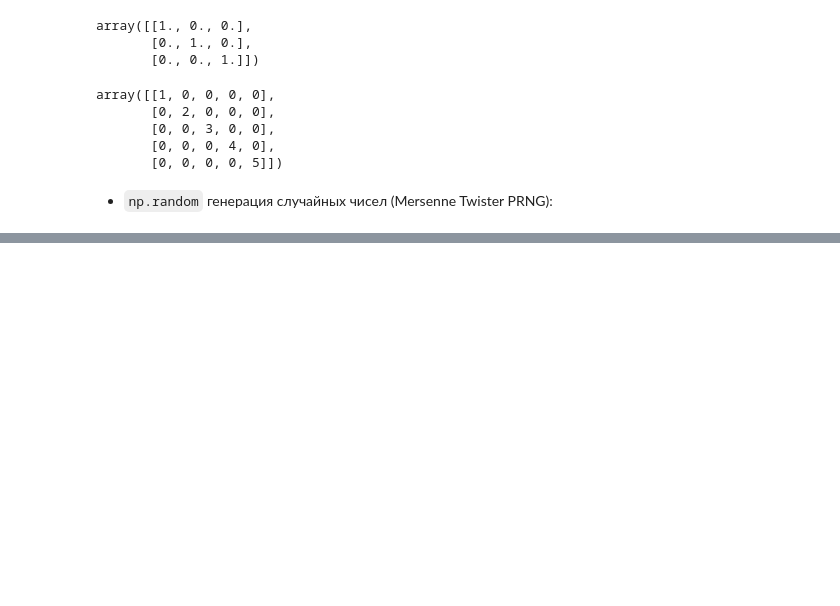
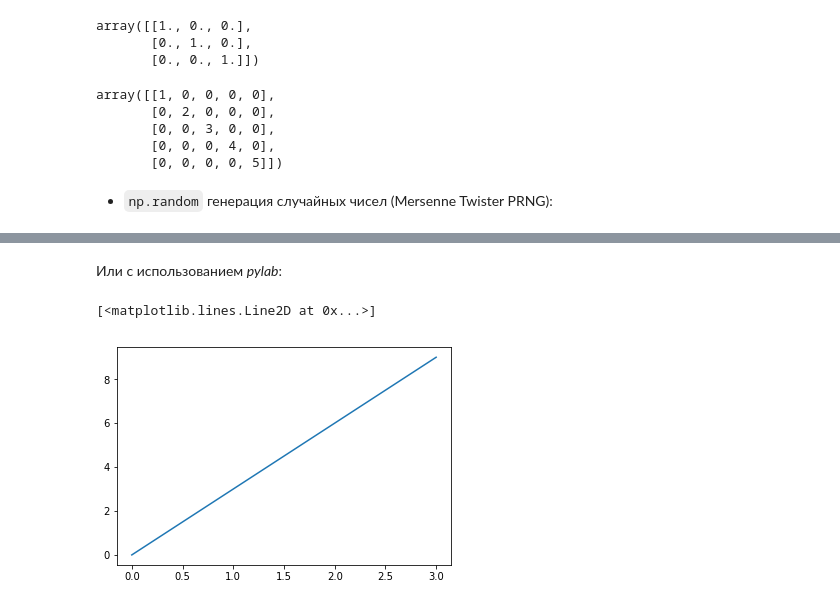
Before and after one commit to ivan-magda/mlcourse_open_homeworks, a Jupyter notebook: jupyter/topic01_pandas_data_analysis/lesson1_part0_numpy.ipynb, the cells around one changed output, grey strips where cells are left out. Cells and saved outputs as stored; diff of their text form; code cells hidden in the pictures; blank space fills up the shorter version.

```diff
--- a/jupyter/topic01_pandas_data_analysis/lesson1_part0_numpy.ipynb
+++ b/jupyter/topic01_pandas_data_analysis/lesson1_part0_numpy.ipynb
@@ -185,0 +261,7 @@ np.random.seed(42)        # Setting the random seed
+# %% [markdown]
+Или с использованием *pylab*:
+# %%
+plot(x, y)
+# %% [output]
+[<matplotlib.lines.Line2D at 0x...>]
+[figure, added]
```
Also changed, not shown: parts of 67 cells of this notebook.
